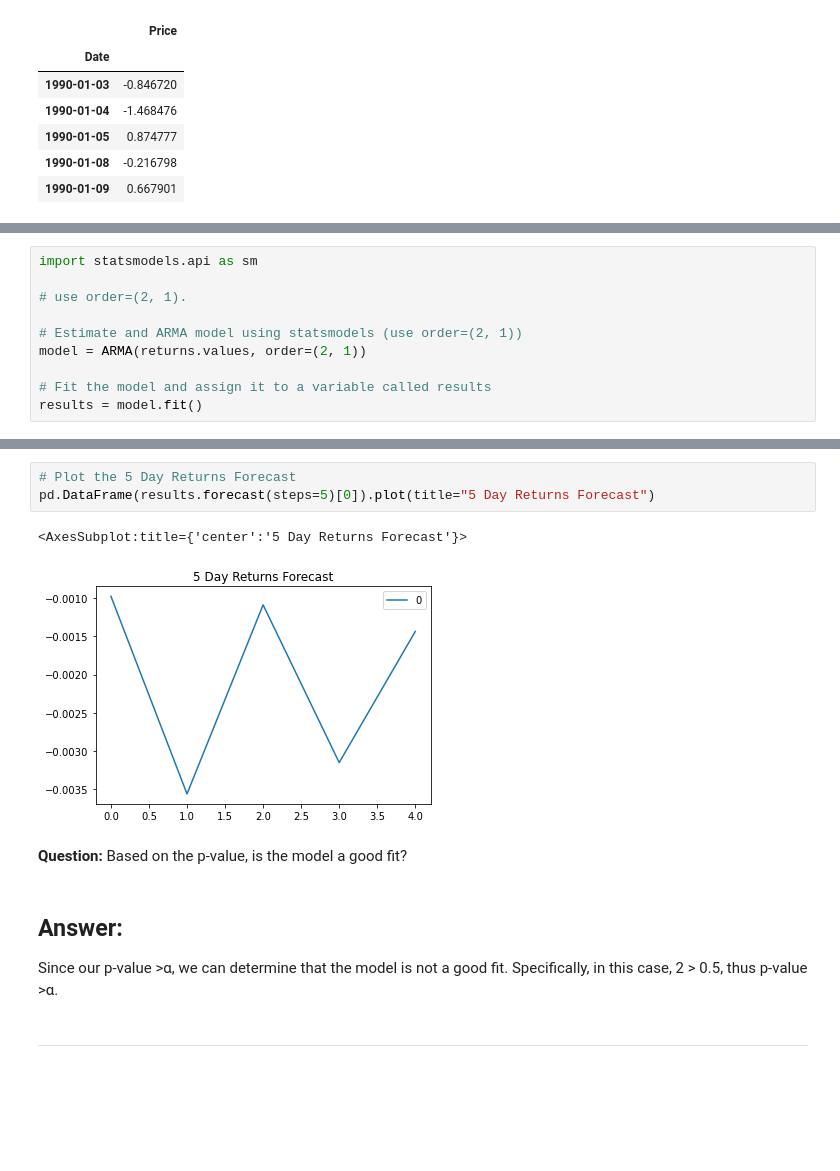
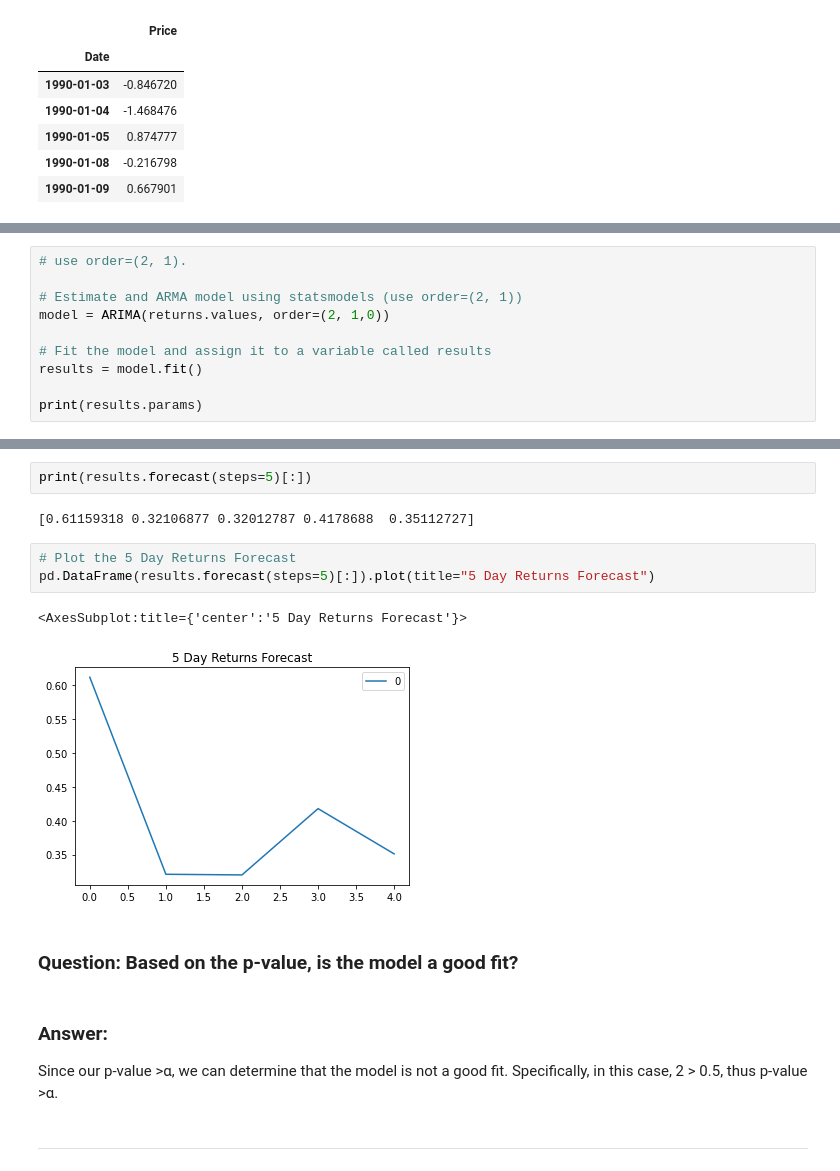
Before and after one commit to benjaminweymouth/Time-Series-analysis-using-ARIMA, a Jupyter notebook: Python Code/time_series_analysis.ipynb, the cells around one changed output, grey strips where cells are left out. Saved outputs shown, nothing was run; the diff lists cells and outputs as text; blank space fills up the shorter version.

Commit message:
fixed ARMA ARIMA code

```diff
--- a/Python Code/time_series_analysis.ipynb
+++ b/Python Code/time_series_analysis.ipynb
@@ -138,10 +140,10 @@ from statsmodels.tsa.arima_model import ARMA
 # %%
-import statsmodels.api as sm
-
 # use order=(2, 1).
 
 # Estimate and ARMA model using statsmodels (use order=(2, 1))
-model = ARMA(returns.values, order=(2, 1))
+model = ARIMA(returns.values, order=(2, 1,0))
 
 # Fit the model and assign it to a variable called results
 results = model.fit()
+
+print(results.params)
@@ -170,13 +174,17 @@ Roots
+# %%
+print(results.forecast(steps=5)[:])
+# %% [output]
+[0.61159318 0.32106877 0.32012787 0.4178688  0.35112727]
 # %%
 # Plot the 5 Day Returns Forecast
-pd.DataFrame(results.forecast(steps=5)[0]).plot(title="5 Day Returns Forecast")
+pd.DataFrame(results.forecast(steps=5)[:]).plot(title="5 Day Returns Forecast")
 # %% [output]
 <AxesSubplot:title={'center':'5 Day Returns Forecast'}>
-[figure, old version]
+[figure, new version]
 # %% [markdown]
-**Question:** Based on the p-value, is the model a good fit?
+### **Question:** Based on the p-value, is the model a good fit?
 # %% [markdown]
-## Answer:
+### Answer:
 
 Since our p-value >α, we can determine that the model is not a good fit. Specifically, in this case, 2 > 0.5, thus p-value >α.
 # %% [markdown]
```
Also changed, not shown: parts of 11 cells of this notebook.
